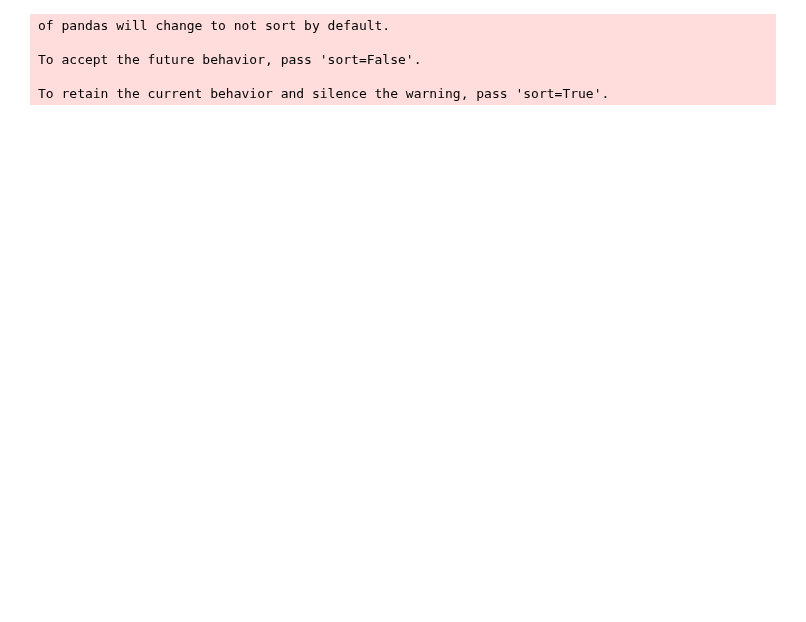
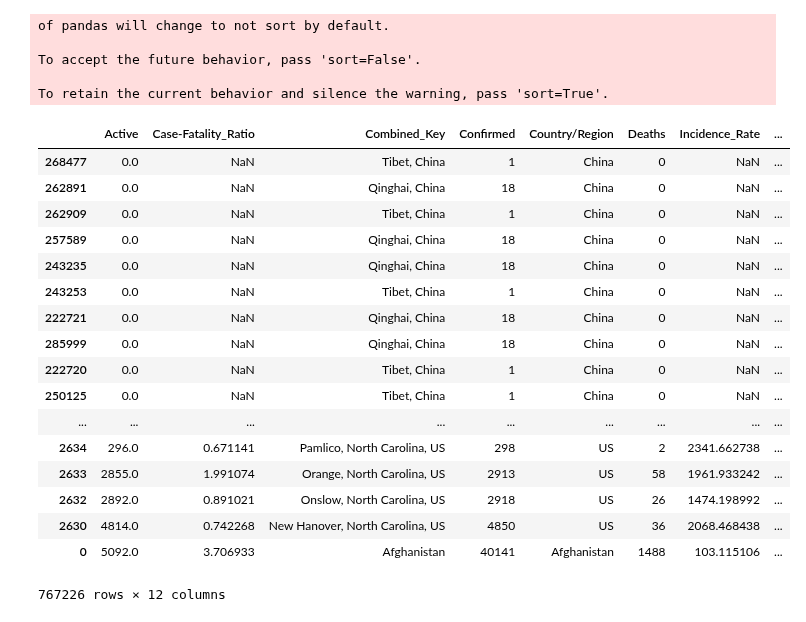
Before and after one commit to clement-ip/covid-airport-travel, a Jupyter notebook: coviddata/covid_countries.ipynb, the cells around one changed output. Drawn from its saved outputs; the diff is of its cells as text; code cells hidden in the pictures; blank space fills up the shorter version.

```diff
--- a/coviddata/covid_countries.ipynb
+++ b/coviddata/covid_countries.ipynb
@@ -14,33 +18,53 @@ path = os.getcwd() # Find path of current working directory
 all_files = glob.glob(path + "/*.csv")
 dfs = list()
 
 # Add all data files into one list and merge into one big df
 for file in all_files:
     df = pd.read_csv(file)
 
     # Fix columns with different names but same content
     # i.e. Country_Region -> Country/Region
     if set(['FIPS','Admin2']).issubset(df.columns):
         df = df.drop(['FIPS', 'Admin2'], axis = 1)
     if 'Province_State' in df:
         df = df.rename(columns = {'Province_State': 'Province/State'})
     if 'Country_Region' in df:
         df = df.rename(columns = {'Country_Region': 'Country/Region'})
     if 'Last_Update' in df:
         df = df.rename(columns = {'Last_Update': 'Last Update'})
     if 'Lat' in df:
         df = df.rename(columns = {'Lat': 'Latitude'})
     if 'Long_' in df:
         df = df.rename(columns = {'Long_': 'Longitude'})
     dfs.append(df)
 
 frame = pd.concat(dfs, ignore_index = True, axis = 0)
+frame["Last Update"] = pd.to_datetime(frame["Last Update"])
+frame.sort_values(by = "Last Update")
 # %% [output]
 of pandas will change to not sort by default.
 
 To accept the future behavior, pass 'sort=False'.
 
 To retain the current behavior and silence the warning, pass 'sort=True'.
+|  | Active | Case-Fatality_Ratio | Combined_Key | Confirmed | Country/Region | Deaths | Incidence_Rate | ... |
+| 268477 | 0.0 | NaN | Tibet, China | 1 | China | 0 | NaN | ... |
+| 262891 | 0.0 | NaN | Qinghai, China | 18 | China | 0 | NaN | ... |
+| 262909 | 0.0 | NaN | Tibet, China | 1 | China | 0 | NaN | ... |
+| 257589 | 0.0 | NaN | Qinghai, China | 18 | China | 0 | NaN | ... |
+| 243235 | 0.0 | NaN | Qinghai, China | 18 | China | 0 | NaN | ... |
+| 243253 | 0.0 | NaN | Tibet, China | 1 | China | 0 | NaN | ... |
+| 222721 | 0.0 | NaN | Qinghai, China | 18 | China | 0 | NaN | ... |
+| 285999 | 0.0 | NaN | Qinghai, China | 18 | China | 0 | NaN | ... |
+| 222720 | 0.0 | NaN | Tibet, China | 1 | China | 0 | NaN | ... |
+| 250125 | 0.0 | NaN | Tibet, China | 1 | China | 0 | NaN | ... |
+| ... | ... | ... | ... | ... | ... | ... | ... | ... |
+| 2634 | 296.0 | 0.671141 | Pamlico, North Carolina, US | 298 | US | 2 | 2341.662738 | ... |
+| 2633 | 2855.0 | 1.991074 | Orange, North Carolina, US | 2913 | US | 58 | 1961.933242 | ... |
+| 2632 | 2892.0 | 0.891021 | Onslow, North Carolina, US | 2918 | US | 26 | 1474.198992 | ... |
+| 2630 | 4814.0 | 0.742268 | New Hanover, North Carolina, US | 4850 | US | 36 | 2068.468438 | ... |
+| 0 | 5092.0 | 3.706933 | Afghanistan | 40141 | Afghanistan | 1488 | 103.115106 | ... |
+767226 rows × 12 columns
 # %%
 # Unfiltered df
 frame
```
Also changed, not shown: parts of 6 cells of this notebook, 5 other files.
